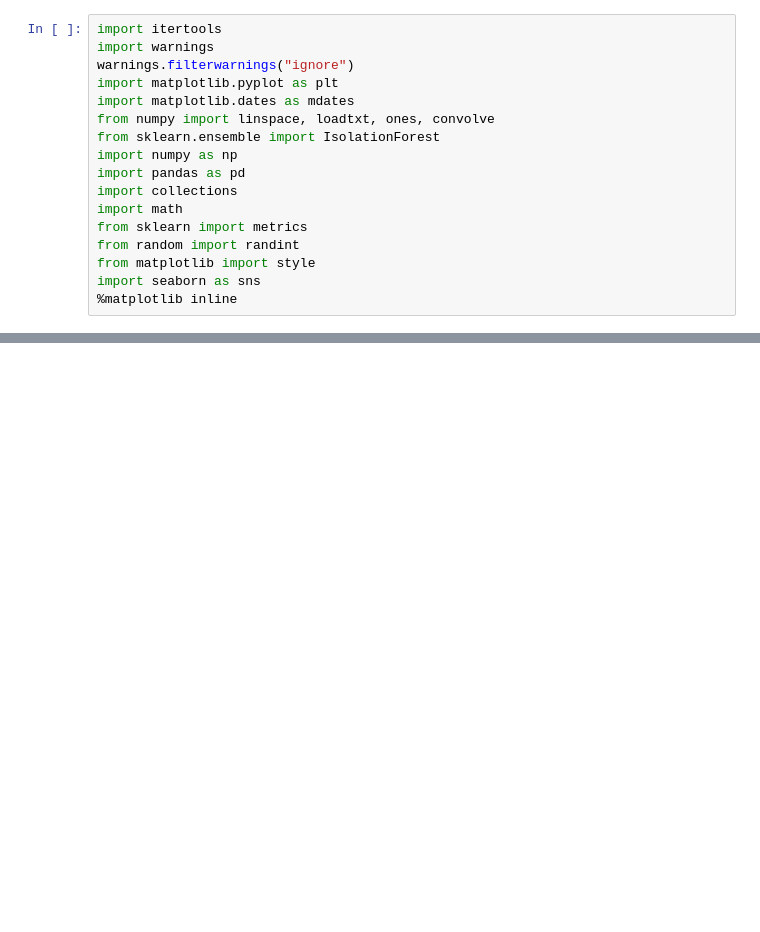
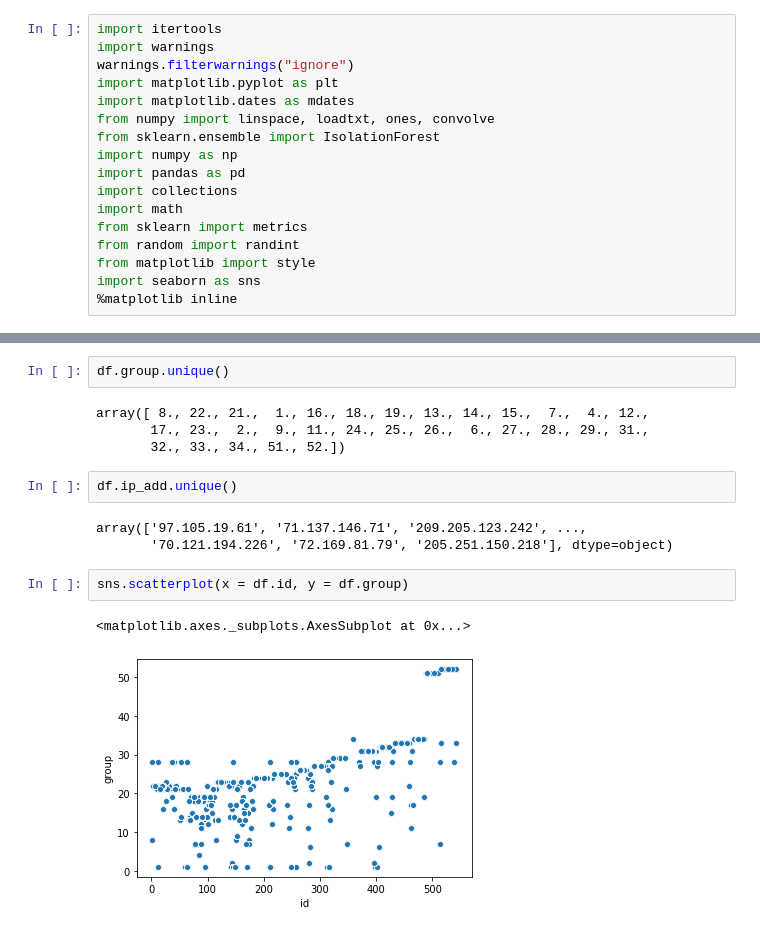
Before and after one commit to soslin/ds-methodologies-exercises, a Jupyter notebook: anomaly_detection/time_series_anomaly_detection.ipynb, the cells around one changed output, grey strips where cells are left out. Cells and saved outputs as stored; diff of their text form; blank space fills up the shorter version.

```diff
--- a/anomaly_detection/time_series_anomaly_detection.ipynb
+++ b/anomaly_detection/time_series_anomaly_detection.ipynb
@@ -30,0 +135,16 @@ df.head()
+# %%
+df.group.unique()
+# %% [output]
+array([ 8., 22., 21.,  1., 16., 18., 19., 13., 14., 15.,  7.,  4., 12.,
+       17., 23.,  2.,  9., 11., 24., 25., 26.,  6., 27., 28., 29., 31.,
+       32., 33., 34., 51., 52.])
+# %%
+df.ip_add.unique()
+# %% [output]
+array(['97.105.19.61', '71.137.146.71', '209.205.123.242', ...,
+       '70.121.194.226', '72.169.81.79', '205.251.150.218'], dtype=object)
+# %%
+sns.scatterplot(x = df.id, y = df.group)
+# %% [output]
+<matplotlib.axes._subplots.AxesSubplot at 0x...>
+[figure, added]
```
Also changed, not shown: parts of 40 cells of this notebook.
